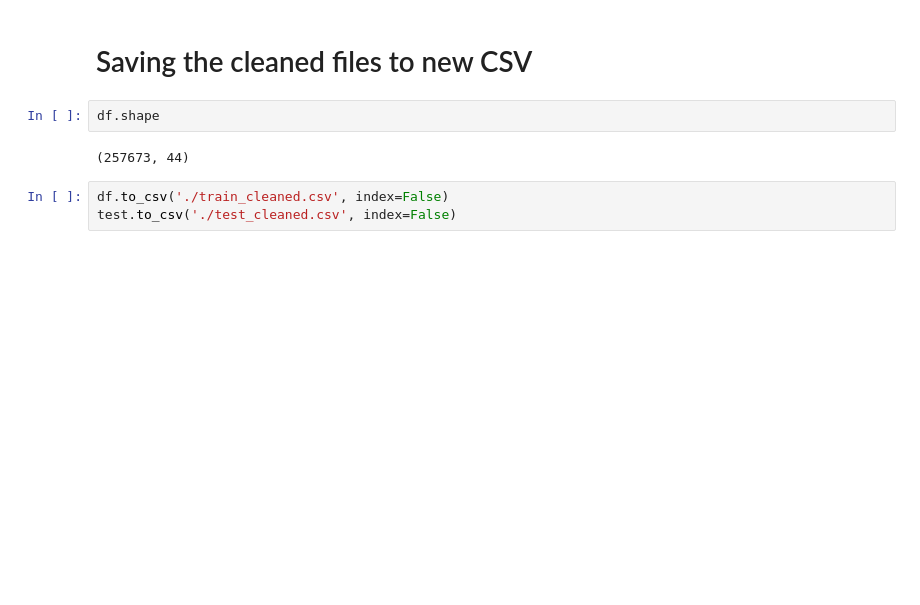
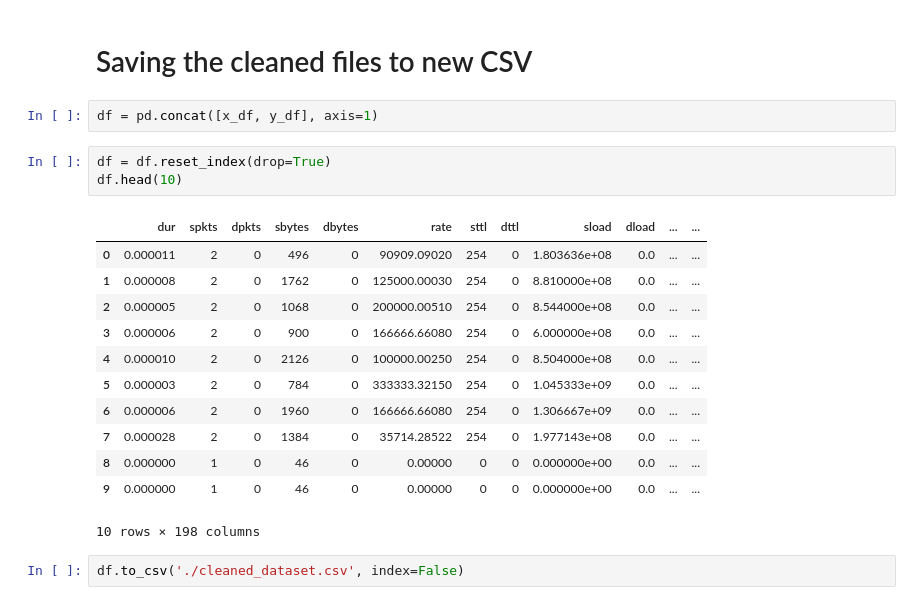
Before and after one commit to divyaKh/CMPE255Project, a Jupyter notebook: 1.Dataset/Dataset_and_its_Cleaning.ipynb, the cells around one changed output. Cells and saved outputs as stored; diff of their text form; blank space fills up the shorter version.

Commit message:
Outputing just one file out of two cleaned csv

```diff
--- a/1.Dataset/Dataset_and_its_Cleaning.ipynb
+++ b/1.Dataset/Dataset_and_its_Cleaning.ipynb
@@ -260,10 +279,23 @@ x_df.head(5)
 5 rows × 197 columns
 # %% [markdown]
 # Saving the cleaned files to new CSV
-# %%
-df.shape
-# %% [output]
-(257673, 44)
+# %%
+df = pd.concat([x_df, y_df], axis=1)
+# %%
+df = df.reset_index(drop=True)
+df.head(10)
+# %% [output]
+|  | dur | spkts | dpkts | sbytes | dbytes | rate | sttl | dttl | sload | dload | ... | ... |
+| 0 | 0.000011 | 2 | 0 | 496 | 0 | 90909.09020 | 254 | 0 | 1.803636e+08 | 0.0 | ... | ... |
+| 1 | 0.000008 | 2 | 0 | 1762 | 0 | 125000.00030 | 254 | 0 | 8.810000e+08 | 0.0 | ... | ... |
+| 2 | 0.000005 | 2 | 0 | 1068 | 0 | 200000.00510 | 254 | 0 | 8.544000e+08 | 0.0 | ... | ... |
+| 3 | 0.000006 | 2 | 0 | 900 | 0 | 166666.66080 | 254 | 0 | 6.000000e+08 | 0.0 | ... | ... |
+| 4 | 0.000010 | 2 | 0 | 2126 | 0 | 100000.00250 | 254 | 0 | 8.504000e+08 | 0.0 | ... | ... |
+| 5 | 0.000003 | 2 | 0 | 784 | 0 | 333333.32150 | 254 | 0 | 1.045333e+09 | 0.0 | ... | ... |
+| 6 | 0.000006 | 2 | 0 | 1960 | 0 | 166666.66080 | 254 | 0 | 1.306667e+09 | 0.0 | ... | ... |
+| 7 | 0.000028 | 2 | 0 | 1384 | 0 | 35714.28522 | 254 | 0 | 1.977143e+08 | 0.0 | ... | ... |
+| 8 | 0.000000 | 1 | 0 | 46 | 0 | 0.00000 | 0 | 0 | 0.000000e+00 | 0.0 | ... | ... |
+| 9 | 0.000000 | 1 | 0 | 46 | 0 | 0.00000 | 0 | 0 | 0.000000e+00 | 0.0 | ... | ... |
+10 rows × 198 columns
 # %%
-df.to_csv('./train_cleaned.csv', index=False)
-test.to_csv('./test_cleaned.csv', index=False)
+df.to_csv('./cleaned_dataset.csv', index=False)
```
Also changed, not shown: parts of 4 cells of this notebook, 2 other files.
